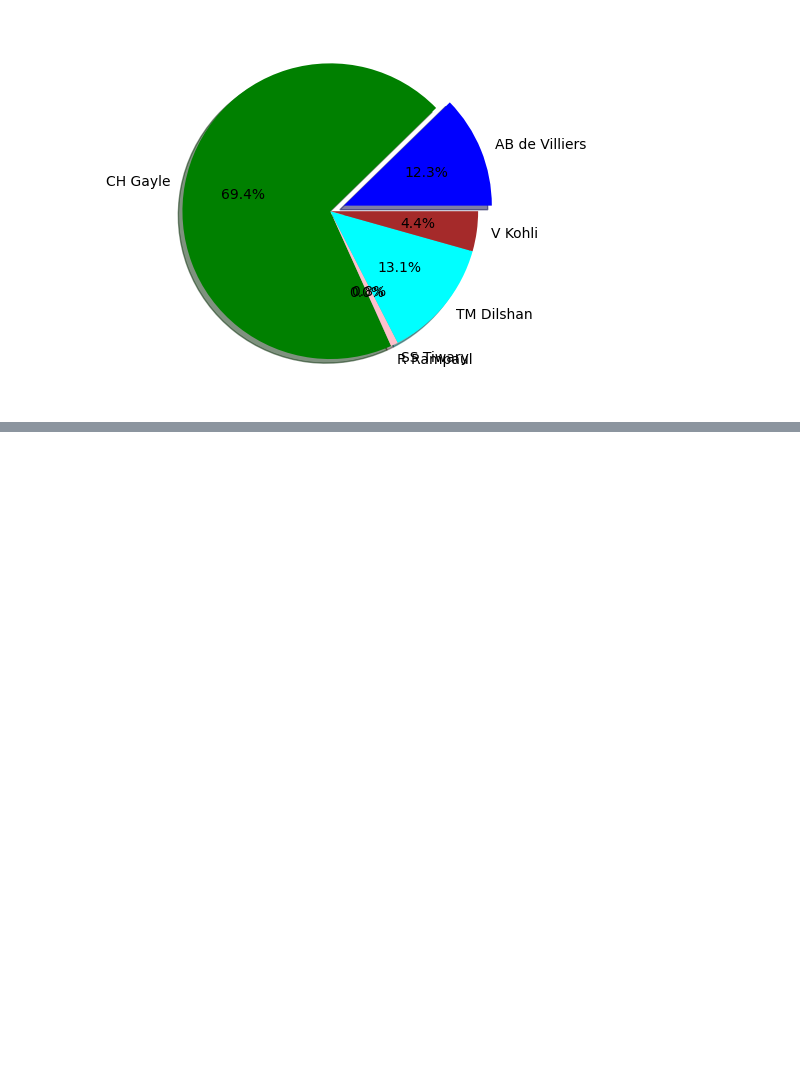
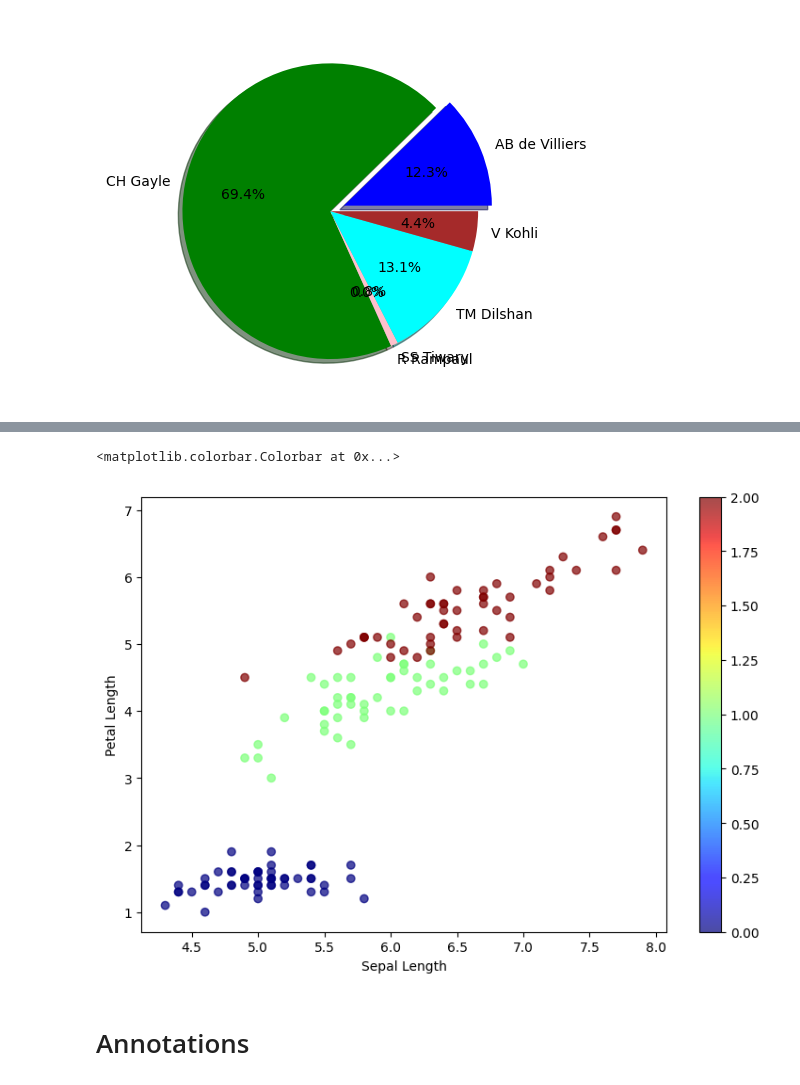
Before and after one commit to abhishekmorya1/DataScience, a Jupyter notebook: Matplotlib/Matplotlib.ipynb, the cells around one changed output, grey strips where cells are left out. Drawn from its saved outputs; the diff is of its cells as text; code cells hidden in the pictures; blank space fills up the shorter version.

```diff
--- a/Matplotlib/Matplotlib.ipynb
+++ b/Matplotlib/Matplotlib.ipynb
@@ -831,0 +921,39 @@ plt.savefig("sample.png")
+# %%
+# plot size
+
+plt.figure(figsize=(9,6))
+
+plt.scatter(iris["SepalLengthCm"], iris["PetalLengthCm"], c=iris['Species'], cmap = 'jet', alpha=0.7)
+
+plt.xlabel('Sepal Length')
+plt.ylabel('Petal Length')
+
+plt.colorbar()
+
+# Plot Size
+
+# plt.figure(figsize=(9,6))
+
+# What:
+# plt.figure() is used to create a new figure and control the size of the plot.
+
+# figsize:
+# Specifies the size of the figure in inches.
+
+# figsize=(9,6):
+# 9 → Width of the figure
+# 6 → Height of the figure
+
+# Why:
+# It is used to make the plot larger or smaller and improve readability.
+
+# Important:
+# figsize affects the overall figure size, not the size of the data points or lines.
+
+# Syntax:
+# plt.figure(figsize=(width, height))
+# %% [output]
+<matplotlib.colorbar.Colorbar at 0x...>
+[figure, added]
+# %% [markdown]
+# Annotations
```
Also changed, not shown: parts of 14 cells of this notebook, 3 other files.
